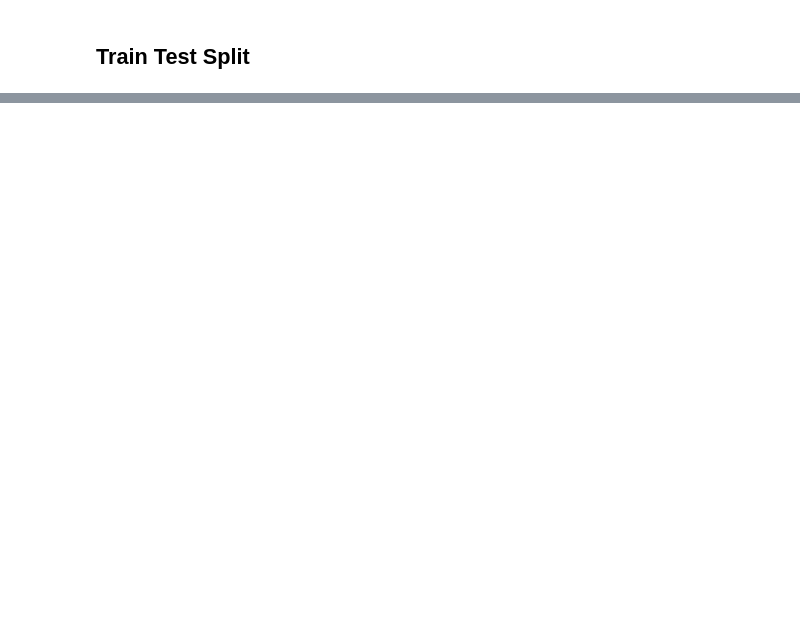
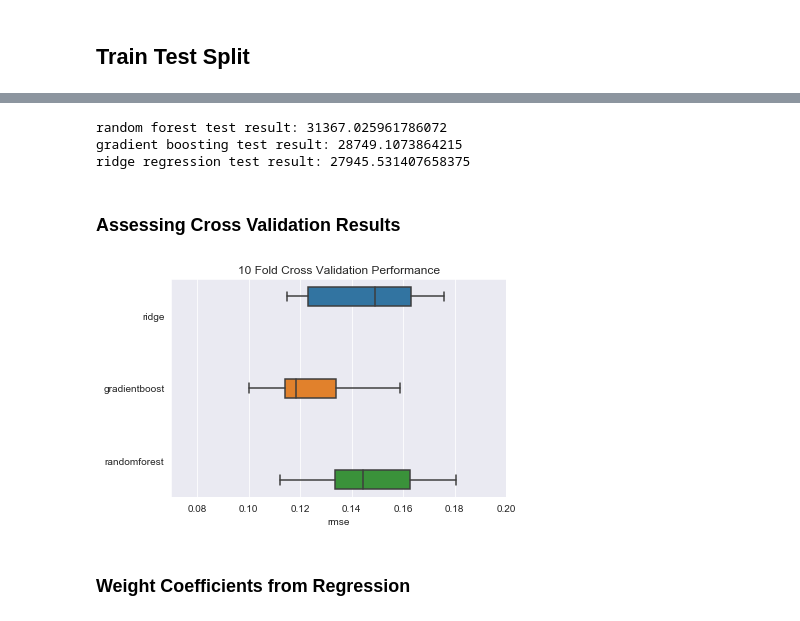
Before and after one commit to arytontediarjo/house-pricing, a Jupyter notebook: notebook/FeatureEngineering.ipynb, the cells around one changed output, grey strips where cells are left out. Cells and saved outputs as stored; diff of their text form; code cells hidden in the pictures; blank space fills up the shorter version.

```diff
--- a/notebook/FeatureEngineering.ipynb
+++ b/notebook/FeatureEngineering.ipynb
@@ -307,2 +123,0 @@ basic_feature_engineered_results.to_csv(
-# %%
-train = basic_feature_engineered_results.copy()
@@ -339,0 +145,17 @@ Will use scaler on training data and test set, will not be done on the whole fea
+# %%
+X_train, X_test = fill_with_median(X_train, X_test, temporal_new)
+X_train, X_test = fill_zero(X_train, X_test, numerical + levels)
+X_train, X_test = fill_with_mode_from_train(X_train, X_test, ["Electrical"])
+X_train, X_test = fill_with_missing(X_train, X_test, categorical)
+X_train, X_test = rare_encoding(X_train, X_test, categorical, 0.05, 3)
+
+var_all = set(numerical + categorical + levels)
+var_num = list(set(numerical + levels))
+
+X_train, X_test = X_train[var_all], X_test[var_all]
+
+X_train, X_test = one_hot_encoding(X_train, X_test, categorical)
+
+scaler = MinMaxScaler().fit(X_train[var_num])
+X_train[var_num] = scaler.transform(X_train[var_num])
+X_test[var_num] = scaler.transform(X_test[var_num])
@@ -339,0 +164,8 @@ Will use scaler on training data and test set, will not be done on the whole fea
+# %%
+kf = KFold(n_splits= 11, random_state=100, shuffle=True)
+
+def cv_rmse(model, X_train, y_train, kf = kf):
+    rmse = np.sqrt(-cross_val_score(model, X_train, y_train, scoring="neg_mean_squared_error", cv= kf))
+    return (rmse)
+
+score = {}
@@ -339,0 +203,16 @@ Will use scaler on training data and test set, will not be done on the whole fea
+# %%
+print("random forest test result: {}".format(np.sqrt(
+    sklearn.metrics.mean_squared_error(np.exp(rf_fit.predict(X_test)), y_test))))
+print("gradient boosting test result: {}".format(np.sqrt(
+    sklearn.metrics.mean_squared_error(np.exp(gbr_fit.predict(X_test)), y_test))))
+print("ridge regression test result: {}".format(np.sqrt(
+    sklearn.metrics.mean_squared_error(np.exp(ridge_fit.predict(X_test)), y_test))))
+# %% [output]
+random forest test result: 31367.025961786072
+gradient boosting test result: 28749.1073864215
+ridge regression test result: 27945.531407658375
+# %% [markdown]
+### Assessing Cross Validation Results
+# %%
+score["gradientboost"] = cv_rmse(gbr, X_train, np.log1p(y_train))
+score["randomforest"] = cv_rmse(rf, X_train, np.log1p(y_train))
@@ -339,0 +221,19 @@ Will use scaler on training data and test set, will not be done on the whole fea
+# %%
+tmp = pd.melt(pd.DataFrame(score))
+
+sns.boxplot(y = "variable",
+            x = "value",
+            hue = "variable",
+            data = tmp,
+           orient = "h")
+
+plt.ylabel("")
+plt.xlabel("rmse")
+plt.xlim(0.07, 0.2)
+plt.title("10 Fold Cross Validation Performance")
+plt.legend().remove()
+plt.savefig("../fig/model_cv", bbox_inches = "tight")
+# %% [output]
+[figure, added]
+# %% [markdown]
+### Weight Coefficients from Regression
```
Also changed, not shown: parts of 66 cells of this notebook, 3 other files.
